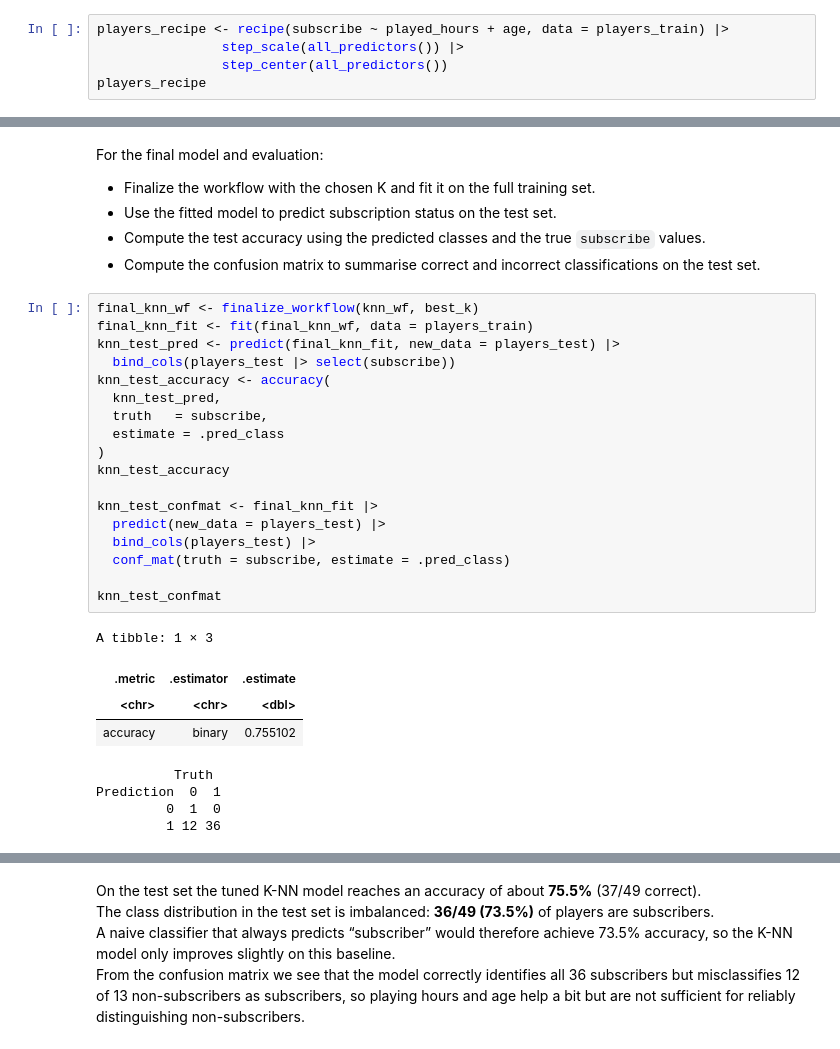
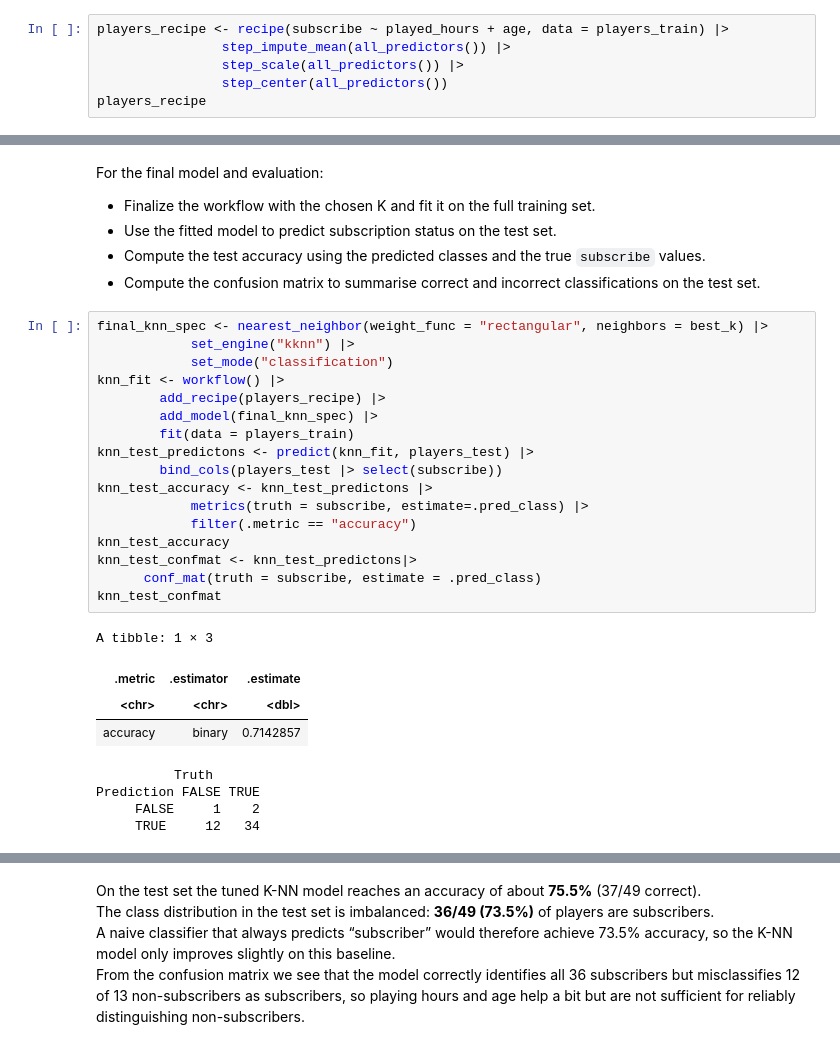
Before and after one commit to kristyluna2006/DSCI-Group-Project-, a Jupyter notebook: Group Project.ipynb, the cells around one changed output, grey strips where cells are left out. Saved outputs shown, nothing was run; the diff lists cells and outputs as text.

```diff
--- a/Group Project.ipynb
+++ b/Group Project.ipynb
@@ -241,6 +229,7 @@ players_test <- testing(players_split)
 Step: We have split the data
 # %%
 players_recipe <- recipe(subscribe ~ played_hours + age, data = players_train) |>
+                step_impute_mean(all_predictors()) |>
                 step_scale(all_predictors()) |>
                 step_center(all_predictors())
 players_recipe
@@ -334,32 +305,31 @@ For the final model and evaluation:
 - Compute the test accuracy using the predicted classes and the true `subscribe` values.
 - Compute the confusion matrix to summarise correct and incorrect classifications on the test set.
 # %%
-final_knn_wf <- finalize_workflow(knn_wf, best_k)
-final_knn_fit <- fit(final_knn_wf, data = players_train)
-knn_test_pred <- predict(final_knn_fit, new_data = players_test) |>
-  bind_cols(players_test |> select(subscribe))
-knn_test_accuracy <- accuracy(
-  knn_test_pred,
-  truth   = subscribe,
-  estimate = .pred_class
-)
+final_knn_spec <- nearest_neighbor(weight_func = "rectangular", neighbors = best_k) |>
+            set_engine("kknn") |>
+            set_mode("classification")
+knn_fit <- workflow() |>
+        add_recipe(players_recipe) |>
+        add_model(final_knn_spec) |>
+        fit(data = players_train)
+knn_test_predictons <- predict(knn_fit, players_test) |>
+        bind_cols(players_test |> select(subscribe))
+knn_test_accuracy <- knn_test_predictons |>
+            metrics(truth = subscribe, estimate=.pred_class) |>
+            filter(.metric == "accuracy")
 knn_test_accuracy
-
-knn_test_confmat <- final_knn_fit |>
-  predict(new_data = players_test) |>
-  bind_cols(players_test) |>
-  conf_mat(truth = subscribe, estimate = .pred_class)
-
+knn_test_confmat <- knn_test_predictons|>
+      conf_mat(truth = subscribe, estimate = .pred_class)
 knn_test_confmat
 # %% [output]
 A tibble: 1 × 3
 | .metric | .estimator | .estimate |
 | <chr> | <chr> | <dbl> |
-| accuracy | binary | 0.755102 |
+| accuracy | binary | 0.7142857 |
           Truth
-Prediction  0  1
-         0  1  0
-         1 12 36
+Prediction FALSE TRUE
+     FALSE     1    2
+     TRUE     12   34
 # %%
 players_test |>
   count(subscribe) |>
```
Also changed, not shown: parts of 6 cells of this notebook.
